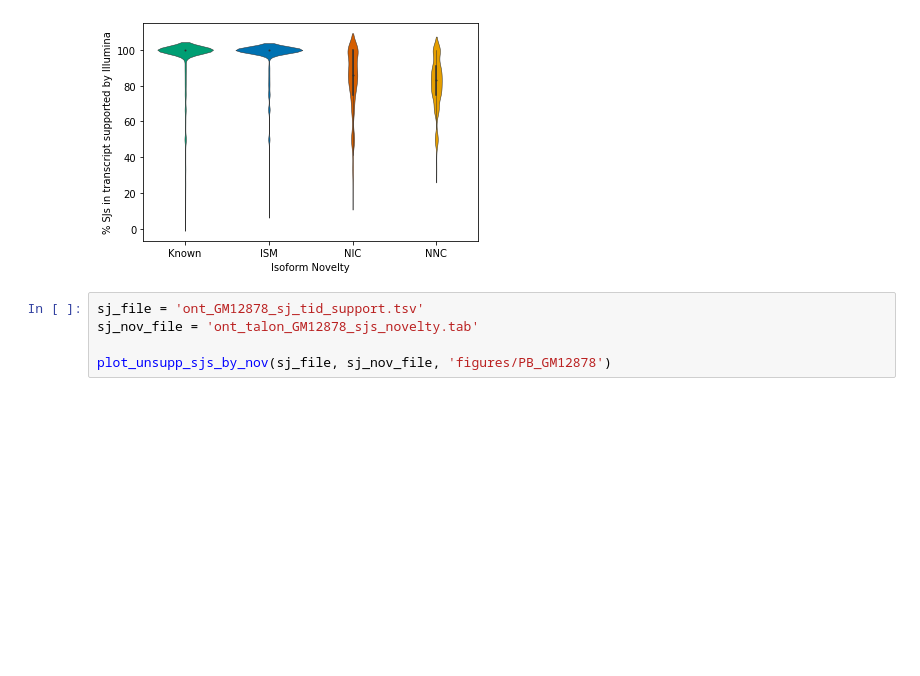
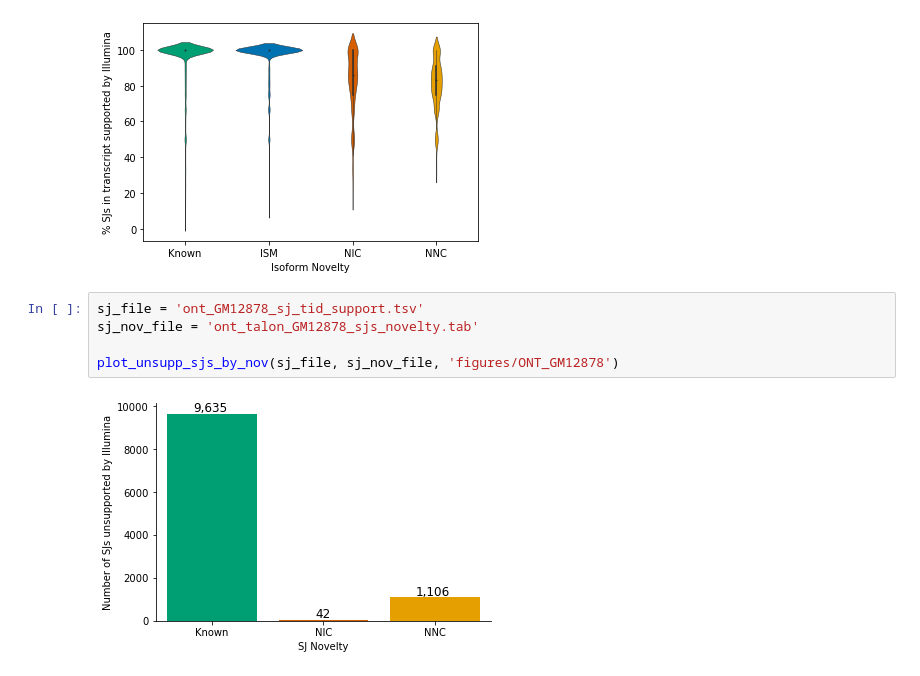
Before and after one commit to mortazavilab/TALON-paper-2020, a Jupyter notebook: splicing_analyses/isoform_support.ipynb, the cells around one changed output. Saved outputs shown, nothing was run; the diff lists cells and outputs as text; blank space fills up the shorter version.

Commit message:
fixed missing plot

```diff
--- a/splicing_analyses/isoform_support.ipynb
+++ b/splicing_analyses/isoform_support.ipynb
@@ -161,5 +161,7 @@ Median % Illumina supported SJs for NNC: 83.33333333333334
 # %%
 sj_file = 'ont_GM12878_sj_tid_support.tsv'
 sj_nov_file = 'ont_talon_GM12878_sjs_novelty.tab'
 
-plot_unsupp_sjs_by_nov(sj_file, sj_nov_file, 'figures/PB_GM12878')
+plot_unsupp_sjs_by_nov(sj_file, sj_nov_file, 'figures/ONT_GM12878')
+# %% [output]
+[figure, added]
```
